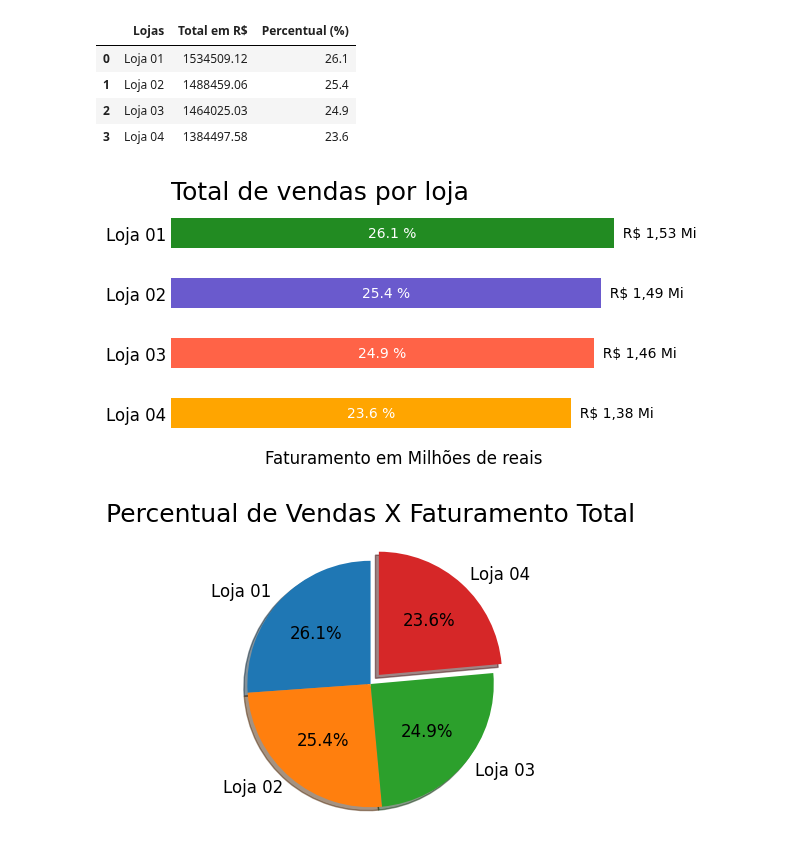
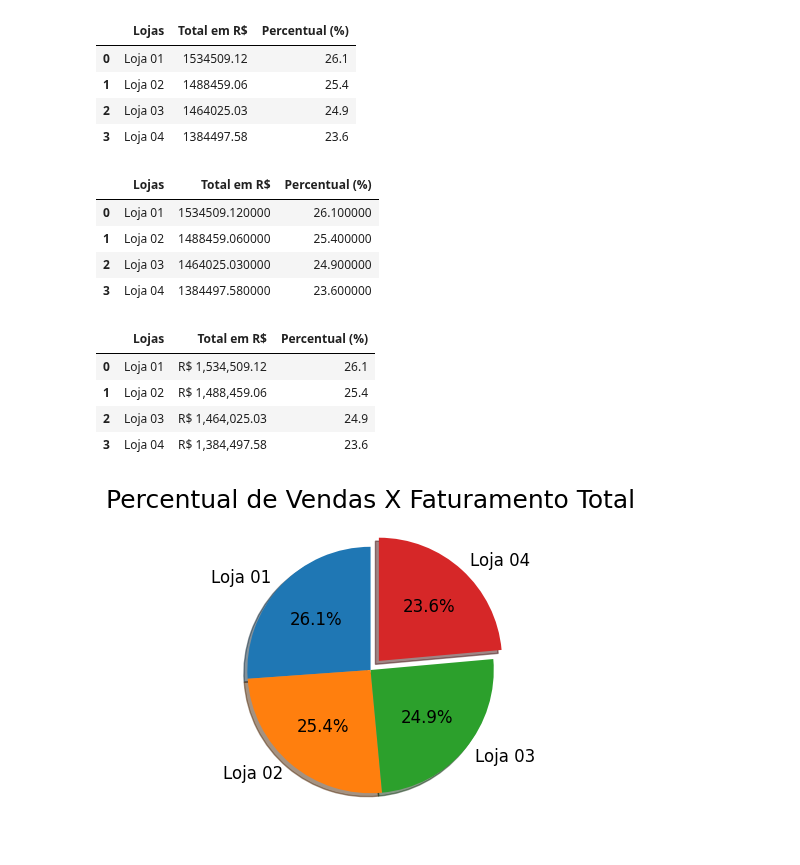
Before and after one commit to carlos-000-carlos/Challenge_1-Alura_Store-Cabral, a Jupyter notebook: AluraStoreBr.ipynb, the cells around one changed output. Cells and saved outputs as stored; diff of their text form; code cells hidden in the pictures.

```diff
--- a/AluraStoreBr.ipynb
+++ b/AluraStoreBr.ipynb
@@ -116,47 +116,24 @@ DAS 4 LOJAS:
 | 1 | Loja 02 | 1488459.06 | 25.4 |
 | 2 | Loja 03 | 1464025.03 | 24.9 |
 | 3 | Loja 04 | 1384497.58 | 23.6 |
-# %%
-import matplotlib.pyplot as plt
-
-# Lista de cores
-cores = ['forestgreen', 'slateblue', 'tomato', 'orange']
-
-# Criando a figura
-fig, ax = plt.subplots(figsize=(6, 3))
-ax.barh(faturamento_total['Lojas'], faturamento_total['Total em R$'], color=cores, height = 0.5)
-ax.set_title('Total de vendas por loja', loc='left', fontsize=18)
-ax.set_xlabel('Faturamento em Milhões de reais', fontsize=12)
-ax.set_ylabel('')
-ax.set_frame_on(False)   # Retirando o Frame (retângulo que encobre os gráficos)
-ax.set_xticklabels([])   # Opção A: Definir os rótulos como uma lista vazia
-ax.tick_params(axis='both', which='both', length=0)   # Removendo todos os ticks dos eixos X e Y
-ax.yaxis.set_tick_params(labelsize=12)
-ax.xaxis.set_tick_params(labelsize=12)
-ax.xaxis.set_major_locator(plt.MultipleLocator(100000))
-
-for index, value in enumerate(faturamento_total['Total em R$']):
-    # Posição x: valor da barra / 2 (para o centro horizontal)
-    # Posição y: index da barra (posição vertical)
-    # Texto: o dado extra da coluna 'Percentual (%)'
-    ax.annotate(
-        str(f'{faturamento_total['Percentual (%)'][index]} %'),
-        xy=(value / 2, index),
-        ha='center', # Alinhamento horizontal: centro
-        va='center', # Alinhamento vertical: centro
-        color='white', # Cor do texto para contraste
-        fontsize=10
-    )
-
-# Loop para adicionar o valor máximo de cada barra
-for i, v in enumerate(faturamento_total['Total em R$']):
-    ax.text(v + 20, i, str(f'  R$ {v / 1000000:,.2f} Mi').replace('.', ','), color='black',
-            fontsize=10, ha='left', va='center')
-
-plt.gca().invert_yaxis() # gca() significa 'get current axes'
-plt.show()
-# %% [output]
-[figure, removed]
+# %%
+estilo_faturamento = faturamento_total.style
+estilo_faturamento
+# %% [output]
+|  | Lojas | Total em R$ | Percentual (%) |
+| 0 | Loja 01 | 1534509.120000 | 26.100000 |
+| 1 | Loja 02 | 1488459.060000 | 25.400000 |
+| 2 | Loja 03 | 1464025.030000 | 24.900000 |
+| 3 | Loja 04 | 1384497.580000 | 23.600000 |
+# %%
+estilo_faturamento.format({'Total em R$':'R$ {:,.2f}','Percentual (%)' : '{:.1f}'}).background_gradient(cmap='Greens')
+estilo_faturamento
+# %% [output]
+|  | Lojas | Total em R$ | Percentual (%) |
+| 0 | Loja 01 | R$ 1,534,509.12 | 26.1 |
+| 1 | Loja 02 | R$ 1,488,459.06 | 25.4 |
+| 2 | Loja 03 | R$ 1,464,025.03 | 24.9 |
+| 3 | Loja 04 | R$ 1,384,497.58 | 23.6 |
 # %%
 import matplotlib.pyplot as plt
 
```
Also changed, not shown: parts of 2 cells of this notebook, 4 other files.
